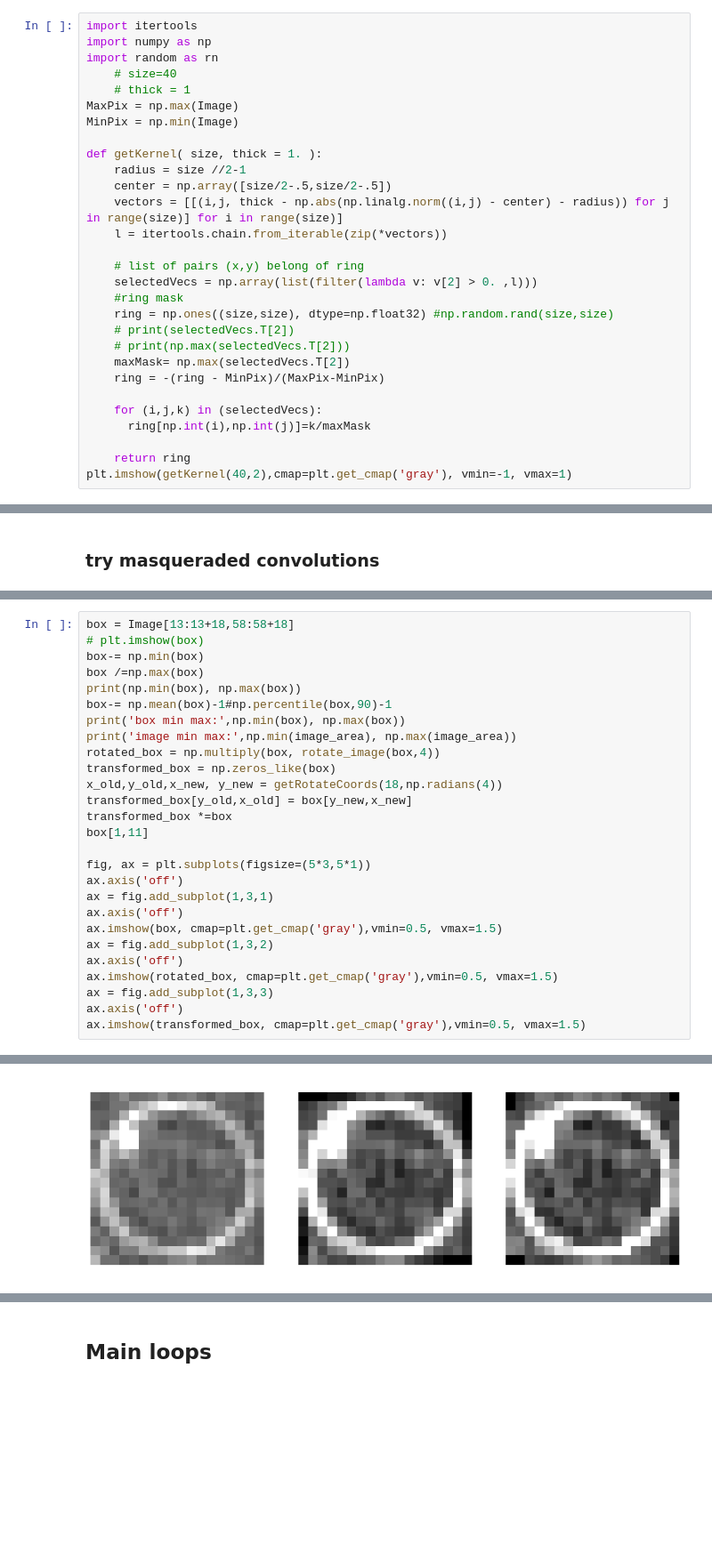
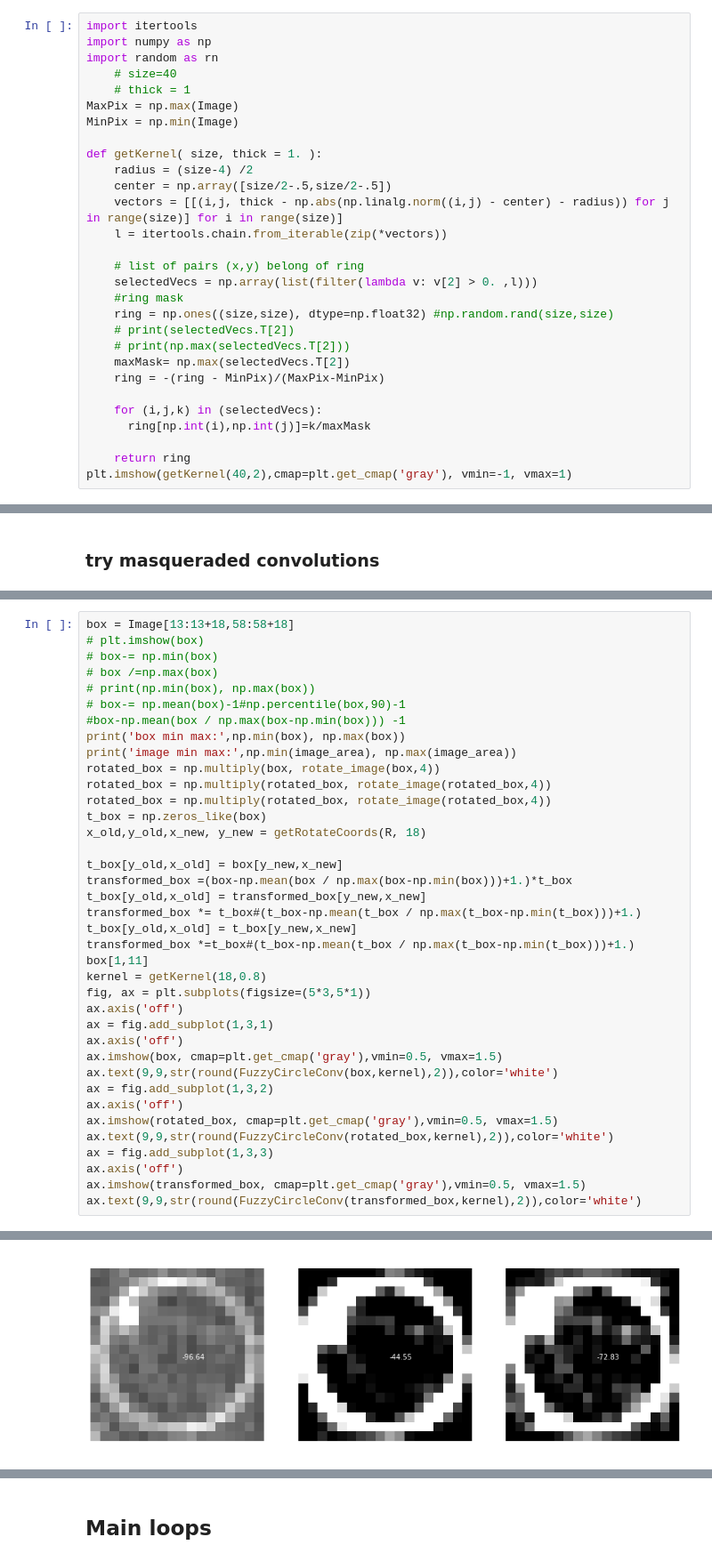
Before and after one commit to andrew-veriga/MathForML, a Jupyter notebook: ConvolutionalCoffieCircles.ipynb, the cells around one changed output, grey strips where cells are left out. Shown at 89% size. Saved outputs shown, nothing was run; the diff lists cells and outputs as text; blank space fills up the shorter version.

```diff
--- a/ConvolutionalCoffieCircles.ipynb
+++ b/ConvolutionalCoffieCircles.ipynb
@@ -90,7 +90,7 @@ MaxPix = np.max(Image)
 MinPix = np.min(Image)
 
 def getKernel( size, thick = 1. ):
-    radius = size //2-1
+    radius = (size-4) /2
     center = np.array([size/2-.5,size/2-.5])
     vectors = [[(i,j, thick - np.abs(np.linalg.norm((i,j) - center) - radius)) for j in range(size)] for i in range(size)]
     l = itertools.chain.from_iterable(zip(*vectors))
@@ -551,28 +557,39 @@ def getRotateCoords(_size, _angle):
 # %%
 box = Image[13:13+18,58:58+18]
 # plt.imshow(box)
-box-= np.min(box)
-box /=np.max(box)
-print(np.min(box), np.max(box))
-box-= np.mean(box)-1#np.percentile(box,90)-1
+# box-= np.min(box)
+# box /=np.max(box)
+# print(np.min(box), np.max(box))
+# box-= np.mean(box)-1#np.percentile(box,90)-1
+#box-np.mean(box / np.max(box-np.min(box))) -1
 print('box min max:',np.min(box), np.max(box))
 print('image min max:',np.min(image_area), np.max(image_area))
 rotated_box = np.multiply(box, rotate_image(box,4))
-transformed_box = np.zeros_like(box)
-x_old,y_old,x_new, y_new = getRotateCoords(18,np.radians(4))
-transformed_box[y_old,x_old] = box[y_new,x_new]
-transformed_box *=box
+rotated_box = np.multiply(rotated_box, rotate_image(rotated_box,4))
+rotated_box = np.multiply(rotated_box, rotate_image(rotated_box,4))
+t_box = np.zeros_like(box)
+x_old,y_old,x_new, y_new = getRotateCoords(R, 18)
+
+t_box[y_old,x_old] = box[y_new,x_new]
+transformed_box =(box-np.mean(box / np.max(box-np.min(box)))+1.)*t_box
+t_box[y_old,x_old] = transformed_box[y_new,x_new]
+transformed_box *= t_box#(t_box-np.mean(t_box / np.max(t_box-np.min(t_box)))+1.)
+t_box[y_old,x_old] = t_box[y_new,x_new]
+transformed_box *=t_box#(t_box-np.mean(t_box / np.max(t_box-np.min(t_box)))+1.)
 box[1,11]
-
+kernel = getKernel(18,0.8)
 fig, ax = plt.subplots(figsize=(5*3,5*1))
 ax.axis('off')
 ax = fig.add_subplot(1,3,1)
 ax.axis('off')
 ax.imshow(box, cmap=plt.get_cmap('gray'),vmin=0.5, vmax=1.5)
+ax.text(9,9,str(round(FuzzyCircleConv(box,kernel),2)),color='white')
 ax = fig.add_subplot(1,3,2)
 ax.axis('off')
 ax.imshow(rotated_box, cmap=plt.get_cmap('gray'),vmin=0.5, vmax=1.5)
+ax.text(9,9,str(round(FuzzyCircleConv(rotated_box,kernel),2)),color='white')
 ax = fig.add_subplot(1,3,3)
 ax.axis('off')
 ax.imshow(transformed_box, cmap=plt.get_cmap('gray'),vmin=0.5, vmax=1.5)
+ax.text(9,9,str(round(FuzzyCircleConv(transformed_box,kernel),2)),color='white')
 # %% [output]
@@ -583 +599 @@ image min max: 0.7557549203192135 1.7557549203192135
-[figure, old version]
+[figure, new version]
```
Also changed, not shown: parts of 10 cells of this notebook.
